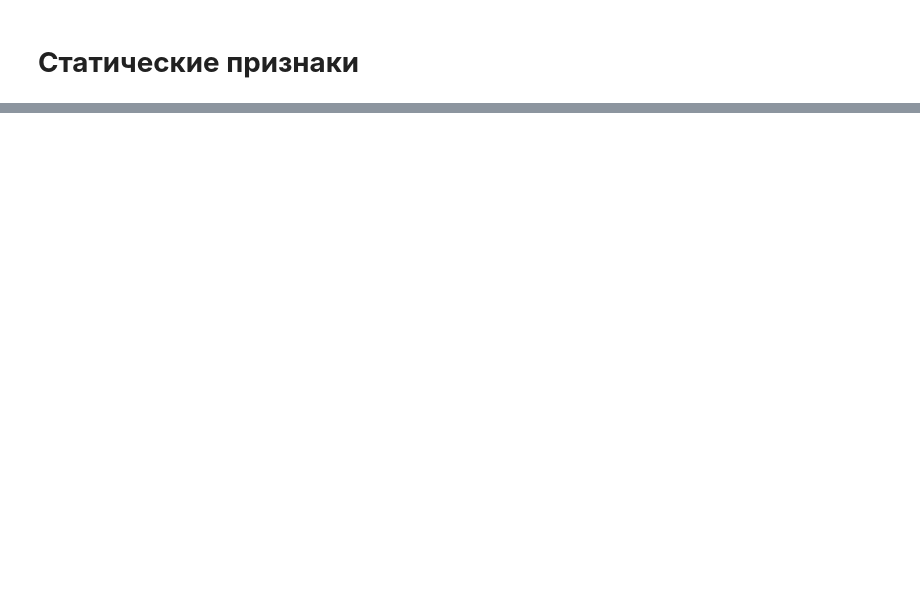
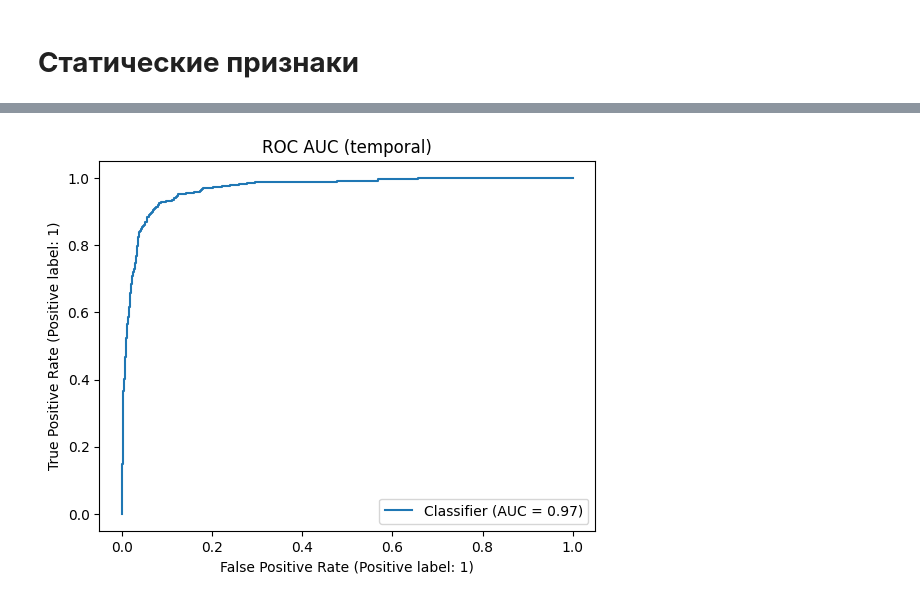
Before and after one commit to answerIII/GraphTheory2022-2023, a Jupyter notebook: main.ipynb, the cells around one changed output, grey strips where cells are left out. Saved outputs shown, nothing was run; the diff lists cells and outputs as text; code cells hidden in the pictures; blank space fills up the shorter version.

```diff
--- a/main.ipynb
+++ b/main.ipynb
@@ -530,0 +597,6 @@ print(metrics.accuracy_score(y_temp_test_labels, y_pred_temp))
+# %%
+RocCurveDisplay.from_predictions(y_temp_test_labels, y_pred_temp_proba[:, 1])
+plt.title("ROC AUC (temporal)")
+plt.show()
+# %% [output]
+[figure, added]
```
Also changed, not shown: parts of 39 cells of this notebook.
